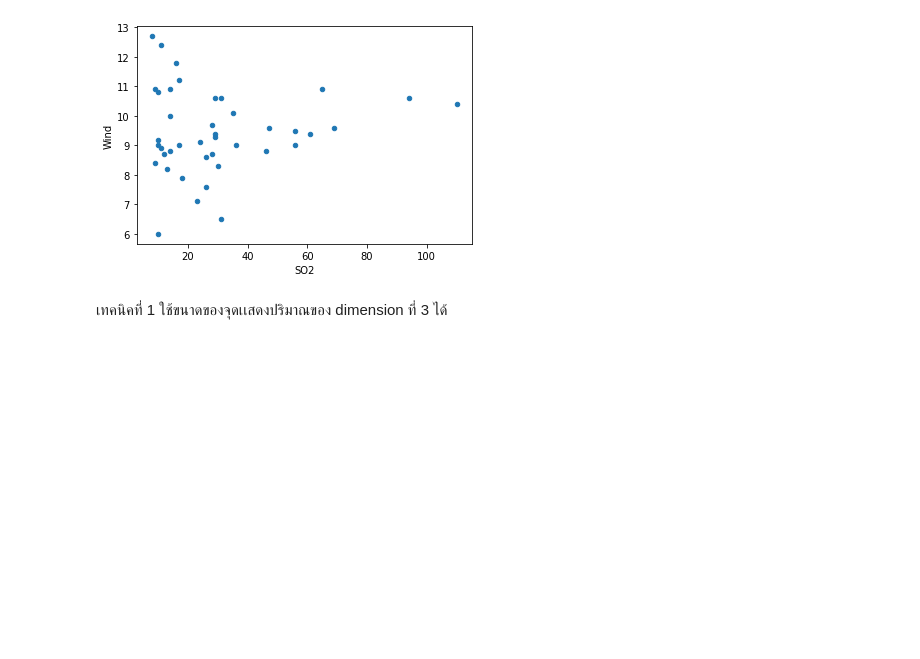
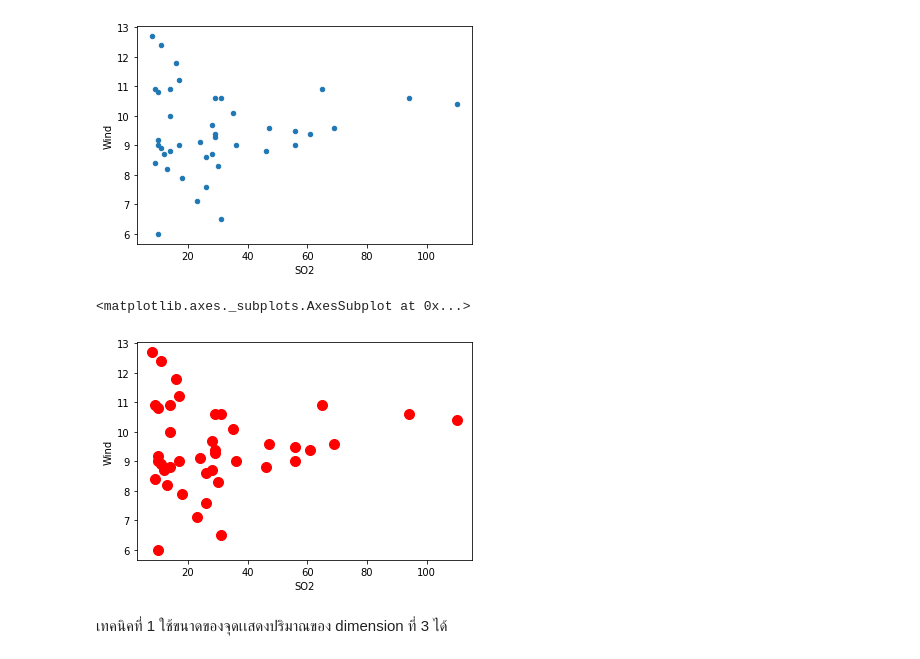
Before and after one commit to siriwat-heart/Multivariate, a Jupyter notebook: Chapter2_Visualize_Multivariate_Data.ipynb, the cells around one changed output. Drawn from its saved outputs; the diff is of its cells as text; code cells hidden in the pictures; blank space fills up the shorter version.

```diff
--- a/Chapter2_Visualize_Multivariate_Data.ipynb
+++ b/Chapter2_Visualize_Multivariate_Data.ipynb
@@ -35,6 +35,11 @@ pollution_data.plot.scatter('SO2','Wind')
 # %% [output]
 <matplotlib.axes._subplots.AxesSubplot at 0x...>
 [figure]
+# %%
+pollution_data.plot.scatter('SO2','Wind',s=100,c='r')
+# %% [output]
+<matplotlib.axes._subplots.AxesSubplot at 0x...>
+[figure, added]
 # %% [markdown]
 เทคนิคที่ 1 ใช้ขนาดของจุดเเสดงปริมาณของ dimension ที่ 3 ได้
 # %%
```
Also changed, not shown: parts of 8 cells of this notebook.
